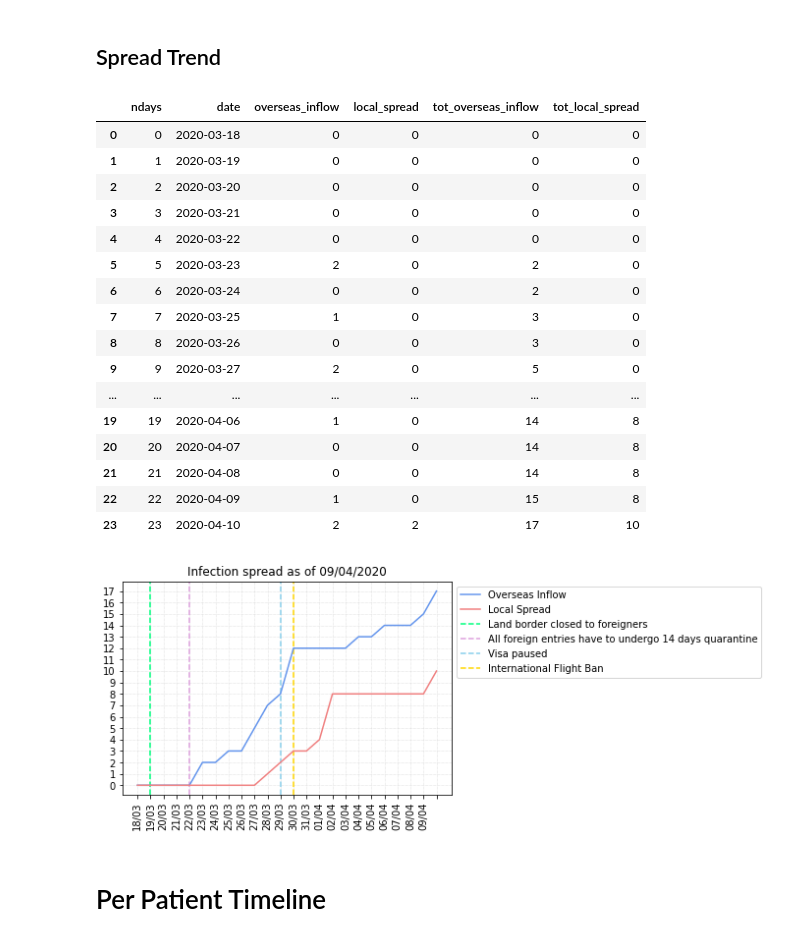
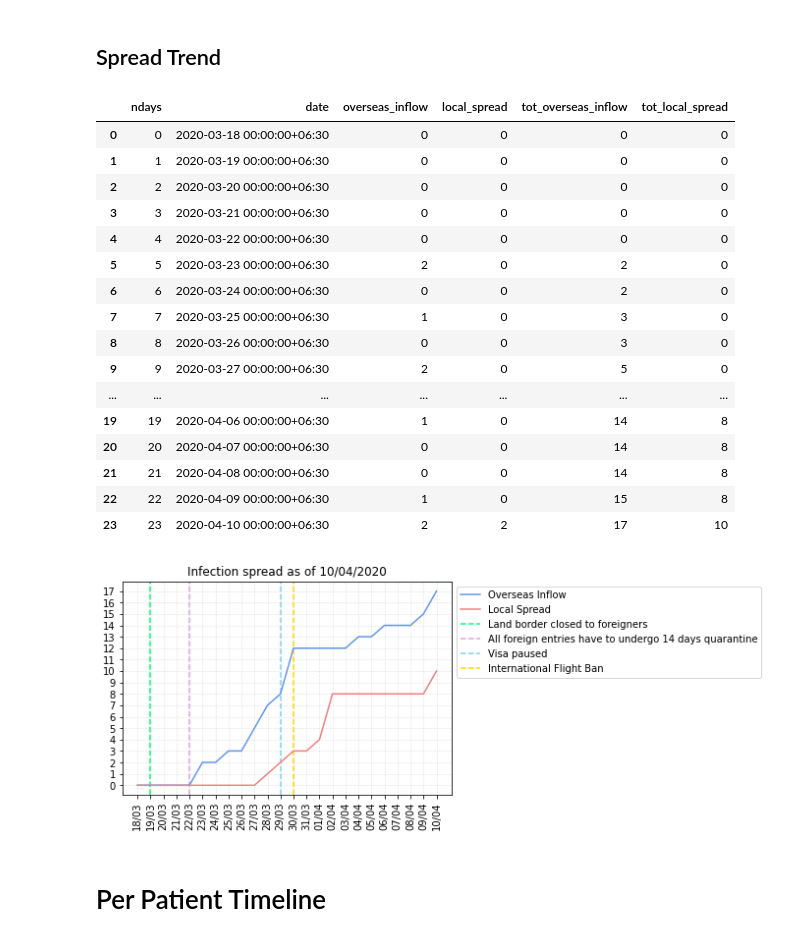
Before and after one commit to finerbrighterlighter/AQ10_questionnaire, a Jupyter notebook: exponential_growth.ipynb, the cells around one changed output. Cells and saved outputs as stored; diff of their text form; code cells hidden in the pictures.

```diff
--- a/exponential_growth.ipynb
+++ b/exponential_growth.ipynb
@@ -86,6 +85,7 @@ case_df
 # %%
 timeline_df = pd.DataFrame(columns=["ndays","date"])
-timeline_df["ndays"] = np.arange(len(pd.date_range(start=df.ann_date.min(), end=df.ann_date.max())))
+
+timeline_df["ndays"] = np.arange(len(pd.date_range(start=df.ann_date.min(), end=pd.to_datetime("today").tz_localize("UTC").tz_convert("Asia/Yangon"))))
 timeline_df.loc[0,"date"]=df.ann_date.min()
 for i in range(1,len(timeline_df)):
     timeline_df.loc[i,"date"] = timeline_df.loc[i-1,"date"] + pd.Timedelta(days=1)
@@ -166,7 +169,8 @@ files.download(new_cases)
 [figure]
 # %%
 exp_df = pd.DataFrame(columns=["ndays","date"])
-exp_df["ndays"] = np.arange(len(pd.date_range(start=case_df.date.min(), end=case_df.date.max())))
+
+exp_df["ndays"] = np.arange(len(pd.date_range(start=case_df.date.min(), end=pd.to_datetime("today").tz_localize("UTC").tz_convert("Asia/Yangon"))))
 exp_df.loc[0,"date"]=case_df.date.min()
 for i in range(1,len(exp_df)):
     exp_df.loc[i,"date"] = exp_df.loc[i-1,"date"] + pd.Timedelta(days=1)
@@ -285,7 +291,8 @@ files.download(under)
 [figure]
 # %%
 dsc_df = pd.DataFrame(columns=["ndays","date"])
-dsc_df["ndays"] = np.arange(len(pd.date_range(start=case_df.date.min(), end=case_df.date.max())))
+
+dsc_df["ndays"] = np.arange(len(pd.date_range(start=case_df.date.min(), end=pd.to_datetime("today").tz_localize("UTC").tz_convert("Asia/Yangon"))))
 dsc_df.loc[0,"date"]=case_df.date.min()
 for i in range(1,len(dsc_df)):
     dsc_df.loc[i,"date"] = dsc_df.loc[i-1,"date"] + pd.Timedelta(days=1)
@@ -366,7 +375,8 @@ files.download(status)
 ## Spread Trend
 # %%
 spread_trend_df = pd.DataFrame(columns=["ndays","date"])
-spread_trend_df["ndays"] = np.arange(len(pd.date_range(start=case_df.date.min()-pd.Timedelta(days=5), end=case_df.date.max())))
+
+spread_trend_df["ndays"] = np.arange(len(pd.date_range(start=case_df.date.min()-pd.Timedelta(days=5), end=pd.to_datetime("today").tz_localize("UTC").tz_convert("Asia/Yangon"))))
 spread_trend_df.loc[0,"date"]=case_df.date.min()-pd.Timedelta(days=5)
 for i in range(1,len(spread_trend_df)):
     spread_trend_df.loc[i,"date"] = spread_trend_df.loc[i-1,"date"] + pd.Timedelta(days=1)
@@ -383,48 +393,49 @@ spread_trend_df["tot_local_spread"]=spread_trend_df["local_spread"].cumsum()
 spread_trend_df
 # %% [output]
 |  | ndays | date | overseas_inflow | local_spread | tot_overseas_inflow | tot_local_spread |
-| 0 | 0 | 2020-03-18 | 0 | 0 | 0 | 0 |
-| 1 | 1 | 2020-03-19 | 0 | 0 | 0 | 0 |
-| 2 | 2 | 2020-03-20 | 0 | 0 | 0 | 0 |
-| 3 | 3 | 2020-03-21 | 0 | 0 | 0 | 0 |
-| 4 | 4 | 2020-03-22 | 0 | 0 | 0 | 0 |
-| 5 | 5 | 2020-03-23 | 2 | 0 | 2 | 0 |
-| 6 | 6 | 2020-03-24 | 0 | 0 | 2 | 0 |
-| 7 | 7 | 2020-03-25 | 1 | 0 | 3 | 0 |
-| 8 | 8 | 2020-03-26 | 0 | 0 | 3 | 0 |
-| 9 | 9 | 2020-03-27 | 2 | 0 | 5 | 0 |
+| 0 | 0 | 2020-03-18 00:00:00+06:30 | 0 | 0 | 0 | 0 |
+| 1 | 1 | 2020-03-19 00:00:00+06:30 | 0 | 0 | 0 | 0 |
+| 2 | 2 | 2020-03-20 00:00:00+06:30 | 0 | 0 | 0 | 0 |
+| 3 | 3 | 2020-03-21 00:00:00+06:30 | 0 | 0 | 0 | 0 |
+| 4 | 4 | 2020-03-22 00:00:00+06:30 | 0 | 0 | 0 | 0 |
+| 5 | 5 | 2020-03-23 00:00:00+06:30 | 2 | 0 | 2 | 0 |
+| 6 | 6 | 2020-03-24 00:00:00+06:30 | 0 | 0 | 2 | 0 |
+| 7 | 7 | 2020-03-25 00:00:00+06:30 | 1 | 0 | 3 | 0 |
+| 8 | 8 | 2020-03-26 00:00:00+06:30 | 0 | 0 | 3 | 0 |
+| 9 | 9 | 2020-03-27 00:00:00+06:30 | 2 | 0 | 5 | 0 |
 | ... | ... | ... | ... | ... | ... | ... |
-| 19 | 19 | 2020-04-06 | 1 | 0 | 14 | 8 |
-| 20 | 20 | 2020-04-07 | 0 | 0 | 14 | 8 |
-| 21 | 21 | 2020-04-08 | 0 | 0 | 14 | 8 |
-| 22 | 22 | 2020-04-09 | 1 | 0 | 15 | 8 |
-| 23 | 23 | 2020-04-10 | 2 | 2 | 17 | 10 |
+| 19 | 19 | 2020-04-06 00:00:00+06:30 | 1 | 0 | 14 | 8 |
+| 20 | 20 | 2020-04-07 00:00:00+06:30 | 0 | 0 | 14 | 8 |
+| 21 | 21 | 2020-04-08 00:00:00+06:30 | 0 | 0 | 14 | 8 |
+| 22 | 22 | 2020-04-09 00:00:00+06:30 | 1 | 0 | 15 | 8 |
+| 23 | 23 | 2020-04-10 00:00:00+06:30 | 2 | 2 | 17 | 10 |
 # %%
 fig, ax = plt.subplots()
 ax.grid(linestyle=':', linewidth='0.5', color='silver')
 ax.set_axisbelow(True)
 
-xindex = np.arange(len(pd.date_range(start=spread_trend_df.date.min(), end=spread_trend_df.date.max())))
 
-plt.xticks(xindex,pd.date_range(start=spread_trend_df.date.min(), end=pd.to_datetime("today")).strftime('%d/%m'), fontsize=10, rotation=90)
+xindex = np.arange(len(pd.date_range(start=spread_trend_df.date.min(), end=pd.to_datetime("today").tz_localize("UTC").tz_convert("Asia/Yangon"))))
+
+plt.xticks(xindex,pd.date_range(start=spread_trend_df.date.min(), end=pd.to_datetime("today").tz_localize("UTC").tz_convert("Asia/Yangon")).strftime('%d/%m'), fontsize=10, rotation=90)
 plt.gca().yaxis.set_major_locator(mticker.MultipleLocator(1))
 
 land_close_fore = plt.axvline(x=1, color="springgreen", linestyle="--")
 com_qua = plt.axvline(x=4, color="plum", linestyle="--")
 visa_close = plt.axvline(x=11, color="skyblue", linestyle="--")
 air_close = plt.axvline(x=12, color="gold", linestyle="--")
 overseas_inflow = plt.plot(xindex, spread_trend_df["tot_overseas_inflow"], color="cornflowerblue")
 local_spread = plt.plot(xindex, spread_trend_df["tot_local_spread"], color="lightcoral")
 
-plt.title("Infection spread as of "+str(pd.to_datetime("today").strftime("%d/%m/%Y")))
+plt.title("Infection spread as of "+str(pd.to_datetime("today").tz_localize("UTC").tz_convert("Asia/Yangon").strftime("%d/%m/%Y")))
 plt.legend((overseas_inflow[0],local_spread[0],land_close_fore,com_qua,visa_close,air_close), ("Overseas Inflow", "Local Spread","Land border closed to foreigners","All foreign entries have to undergo 14 days quarantine","Visa paused","International Flight Ban"),loc='upper left', bbox_to_anchor=(1, 1))
 
-spread = str(pd.to_datetime("today").strftime("%d-%m-%Y"))+"_spread.svg"
+spread = str(pd.to_datetime("today").tz_localize("UTC").tz_convert("Asia/Yangon").strftime("%d-%m-%Y"))+"_spread.svg"
 plt.savefig(spread, bbox_inches = "tight")
 plt.show()
 files.download(spread)
 # %% [output]
-[figure, old version]
+[figure, new version]
 # %% [markdown]
 # Per Patient Timeline
 # %%
```
Also changed, not shown: parts of 20 cells of this notebook.
